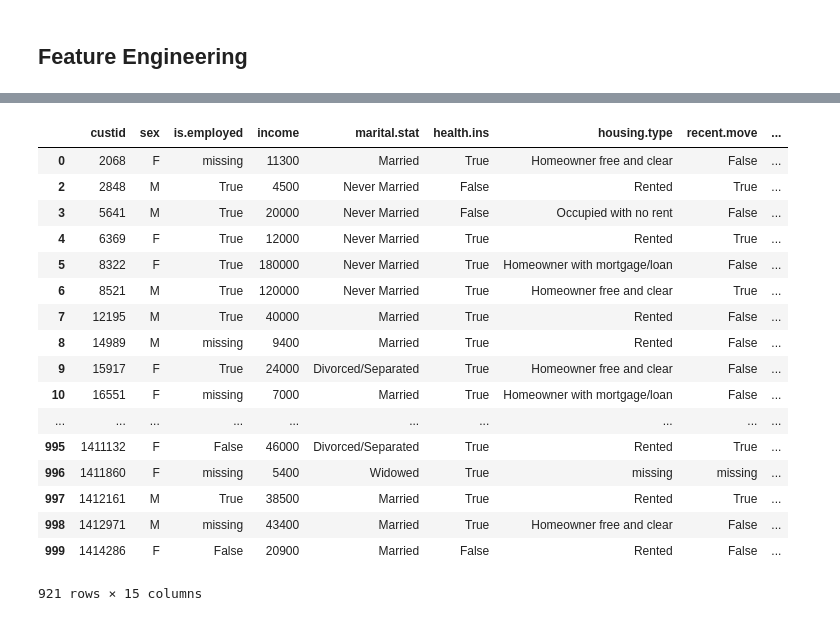
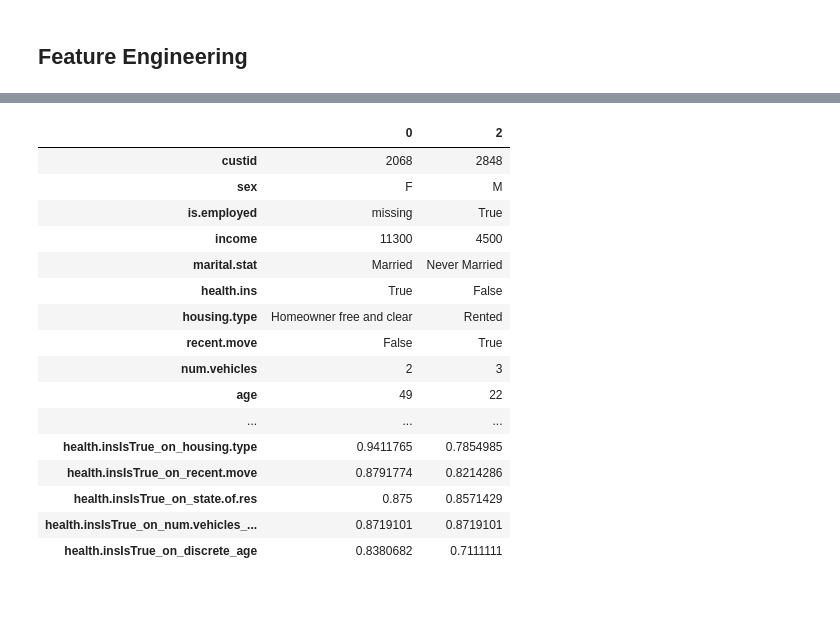
Before and after one commit to dolaameng/practical_munging_tools, a Jupyter notebook: exploration.ipynb, the cells around one changed output, grey strips where cells are left out. Cells and saved outputs as stored; diff of their text form; code cells hidden in the pictures.

```diff
--- a/exploration.ipynb
+++ b/exploration.ipynb
@@ -295,24 +246,22 @@ rr = r.join(c, on = 'discrete_age', )
-# %%
-rr
-# %% [output]
-|  | custid | sex | is.employed | income | marital.stat | health.ins | housing.type | recent.move | ... |
-| 0 | 2068 | F | missing | 11300 | Married | True | Homeowner free and clear | False | ... |
-| 2 | 2848 | M | True | 4500 | Never Married | False | Rented | True | ... |
-| 3 | 5641 | M | True | 20000 | Never Married | False | Occupied with no rent | False | ... |
-| 4 | 6369 | F | True | 12000 | Never Married | True | Rented | True | ... |
-| 5 | 8322 | F | True | 180000 | Never Married | True | Homeowner with mortgage/loan | False | ... |
-| 6 | 8521 | M | True | 120000 | Never Married | True | Homeowner free and clear | True | ... |
-| 7 | 12195 | M | True | 40000 | Married | True | Rented | False | ... |
-| 8 | 14989 | M | missing | 9400 | Married | True | Rented | False | ... |
-| 9 | 15917 | F | True | 24000 | Divorced/Separated | True | Homeowner free and clear | False | ... |
-| 10 | 16551 | F | missing | 7000 | Married | True | Homeowner with mortgage/loan | False | ... |
-| ... | ... | ... | ... | ... | ... | ... | ... | ... | ... |
-| 995 | 1411132 | F | False | 46000 | Divorced/Separated | True | Rented | True | ... |
-| 996 | 1411860 | F | missing | 5400 | Widowed | True | missing | missing | ... |
-| 997 | 1412161 | M | True | 38500 | Married | True | Rented | True | ... |
-| 998 | 1412971 | M | missing | 43400 | Married | True | Homeowner free and clear | False | ... |
-| 999 | 1414286 | F | False | 20900 | Married | False | Rented | False | ... |
-921 rows × 15 columns
 # %%
 categorical_feats = [f for f in inspection.find_categorical_features(r) if f != "health.ins"]
-rr = feature.extract_cprobs_by_biclass(r, categorical_feats, "health.ins", )
+rr = feature.BiClassProbabilityFeatureExtractor().fit_transform(r, categorical_feats, "health.ins",)
+rr.head(n = 2).T
+# %% [output]
+|  | 0 | 2 |
+| custid | 2068 | 2848 |
+| sex | F | M |
+| is.employed | missing | True |
+| income | 11300 | 4500 |
+| marital.stat | Married | Never Married |
+| health.ins | True | False |
+| housing.type | Homeowner free and clear | Rented |
+| recent.move | False | True |
+| num.vehicles | 2 | 3 |
+| age | 49 | 22 |
+| ... | ... | ... |
+| health.insIsTrue_on_housing.type | 0.9411765 | 0.7854985 |
+| health.insIsTrue_on_recent.move | 0.8791774 | 0.8214286 |
+| health.insIsTrue_on_state.of.res | 0.875 | 0.8571429 |
+| health.insIsTrue_on_num.vehicles_... | 0.8719101 | 0.8719101 |
+| health.insIsTrue_on_discrete_age | 0.8380682 | 0.7111111 |
```
Also changed, not shown: parts of 18 cells of this notebook, 4 other files.
